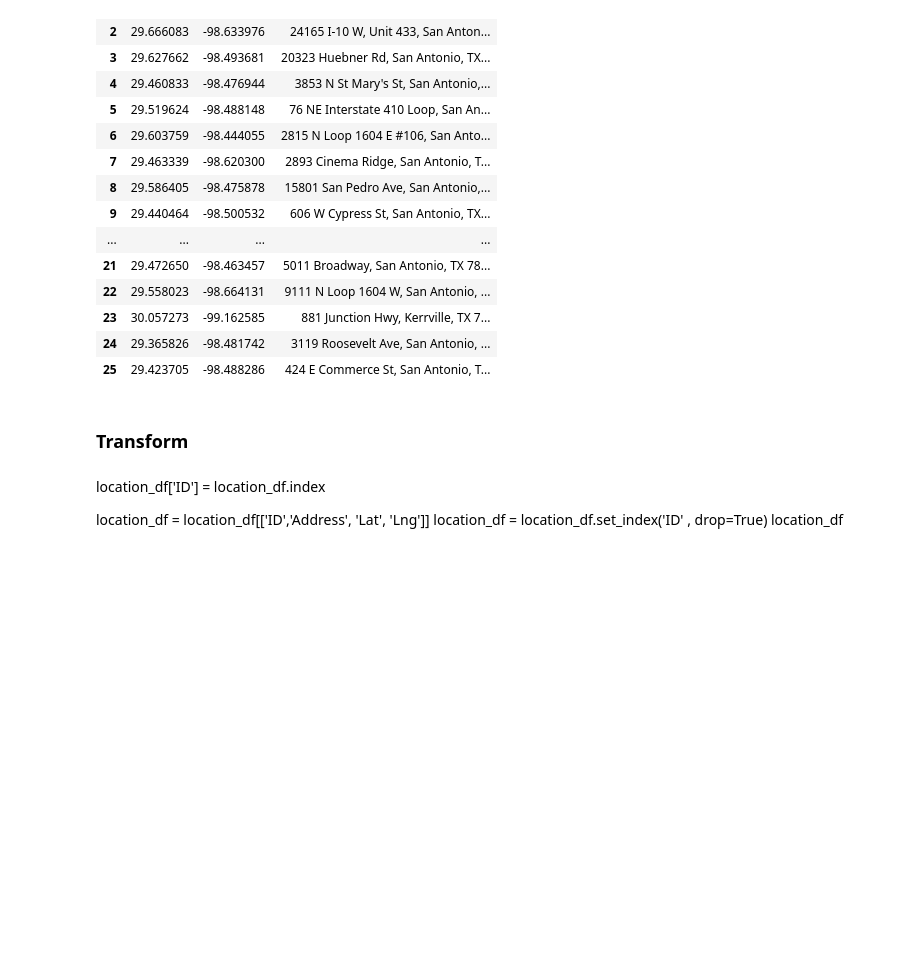
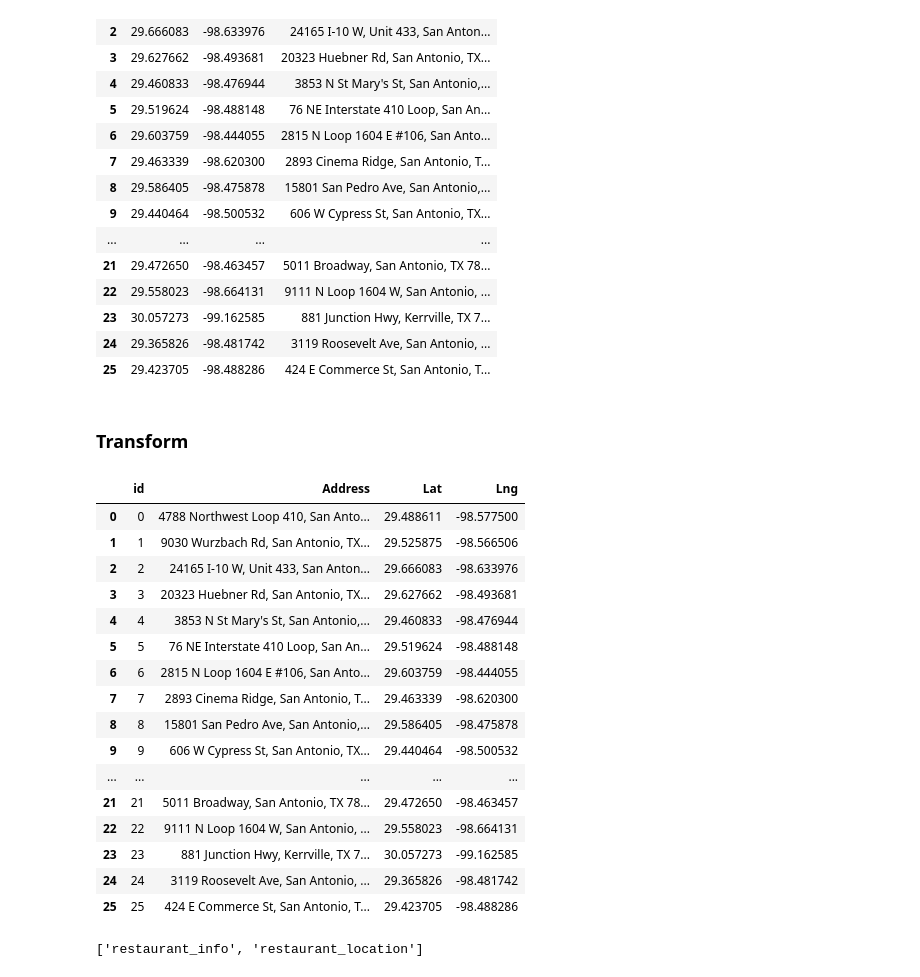
Before and after one commit to shechter430/ETL_project, a Jupyter notebook: ETL-RestaurantData.ipynb, the cells around one changed output. Cells and saved outputs as stored; diff of their text form; code cells hidden in the pictures; blank space fills up the shorter version.

```diff
--- a/ETL-RestaurantData.ipynb
+++ b/ETL-RestaurantData.ipynb
@@ -196,9 +197,3 @@ location_df
 | 25 | 29.423705 | -98.488286 | 424 E Commerce St, San Antonio, T... |
 # %% [markdown]
 ### Transform
-# %% [markdown]
-location_df['ID'] = location_df.index
-
-location_df = location_df[['ID','Address', 'Lat', 'Lng']]
-location_df = location_df.set_index('ID' , drop=True)
-location_df
@@ -206,0 +200,24 @@ Load
+# %%
+location_df['id'] = location_df.index
+
+restaurant_location = location_df[['id','Address', 'Lat', 'Lng']]
+#restaurant_location = location_df.set_index('ID' , drop=True)
+restaurant_location
+# %% [output]
+|  | id | Address | Lat | Lng |
+| 0 | 0 | 4788 Northwest Loop 410, San Anto... | 29.488611 | -98.577500 |
+| 1 | 1 | 9030 Wurzbach Rd, San Antonio, TX... | 29.525875 | -98.566506 |
+| 2 | 2 | 24165 I-10 W, Unit 433, San Anton... | 29.666083 | -98.633976 |
+| 3 | 3 | 20323 Huebner Rd, San Antonio, TX... | 29.627662 | -98.493681 |
+| 4 | 4 | 3853 N St Mary's St, San Antonio,... | 29.460833 | -98.476944 |
+| 5 | 5 | 76 NE Interstate 410 Loop, San An... | 29.519624 | -98.488148 |
+| 6 | 6 | 2815 N Loop 1604 E #106, San Anto... | 29.603759 | -98.444055 |
+| 7 | 7 | 2893 Cinema Ridge, San Antonio, T... | 29.463339 | -98.620300 |
+| 8 | 8 | 15801 San Pedro Ave, San Antonio,... | 29.586405 | -98.475878 |
+| 9 | 9 | 606 W Cypress St, San Antonio, TX... | 29.440464 | -98.500532 |
+| ... | ... | ... | ... | ... |
+| 21 | 21 | 5011 Broadway, San Antonio, TX 78... | 29.472650 | -98.463457 |
+| 22 | 22 | 9111 N Loop 1604 W, San Antonio, ... | 29.558023 | -98.664131 |
+| 23 | 23 | 881 Junction Hwy, Kerrville, TX 7... | 30.057273 | -99.162585 |
+| 24 | 24 | 3119 Roosevelt Ave, San Antonio, ... | 29.365826 | -98.481742 |
+| 25 | 25 | 424 E Commerce St, San Antonio, T... | 29.423705 | -98.488286 |
@@ -206,0 +229,5 @@ Load
+# %%
+# Confirm tables
+engine.table_names()
+# %% [output]
+['restaurant_info', 'restaurant_location']
```
Also changed, not shown: parts of 6 cells of this notebook.
